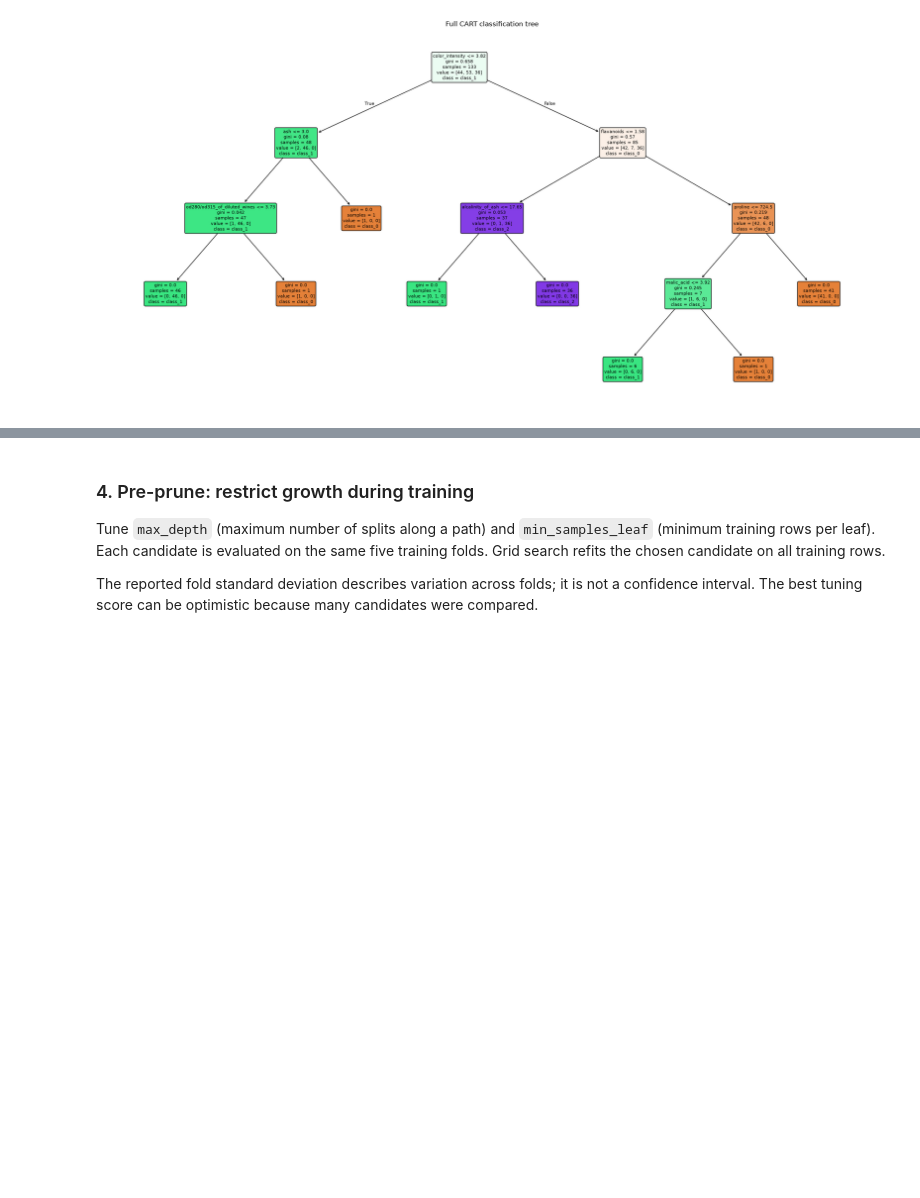
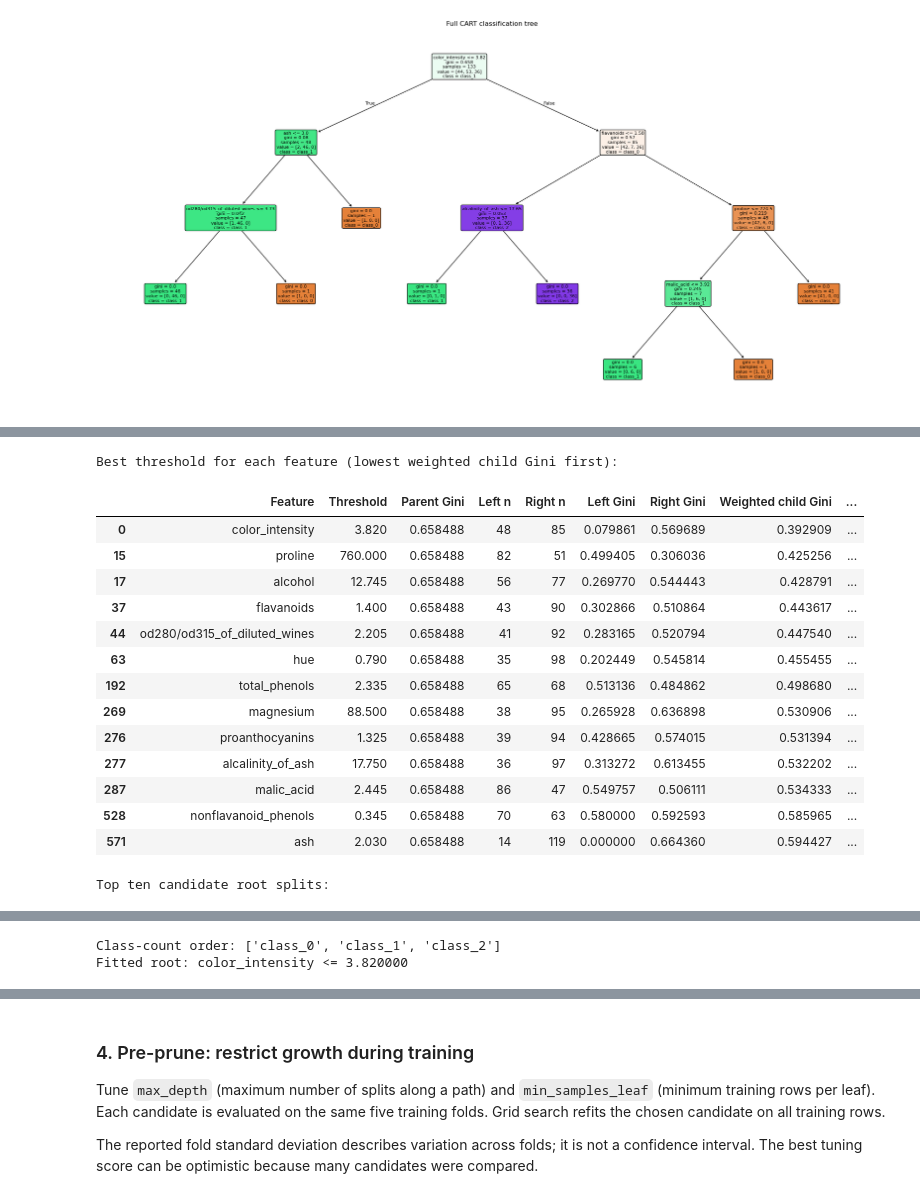
Before and after one commit to METLAKUMARASWAMY/METLA-KUMARA-SWAMY_05-11-2026_MACHINE-LEARNING-CART, a Jupyter notebook: CART.ipynb, the cells around one changed output, grey strips where cells are left out. Drawn from its saved outputs; the diff is of its cells as text; code cells hidden in the pictures; blank space fills up the shorter version.

```diff
--- a/CART.ipynb
+++ b/CART.ipynb
@@ -159,0 +174,78 @@ CV balanced accuracy: 0.904 ± 0.055
+# %%
+def clf_gini(labels):
+    _, counts = np.unique(labels, return_counts=True)
+    return 1.0 - np.sum((counts / counts.sum()) ** 2)
+
+clf_parent_gini = clf_gini(clf_y_train.to_numpy())
+clf_root_rows = []
+for clf_feature in clf_X_train.columns:
+    clf_values = clf_X_train[clf_feature].to_numpy(dtype=np.float32).astype(float)
+    clf_unique = np.unique(clf_values)
+    for clf_threshold in (clf_unique[:-1] + clf_unique[1:]) / 2:
+        clf_mask = clf_values <= clf_threshold
+        clf_n_left = int(clf_mask.sum())
+        clf_n_right = len(clf_mask) - clf_n_left
+        clf_g_left = clf_gini(clf_y_train.to_numpy()[clf_mask])
+        clf_g_right = clf_gini(clf_y_train.to_numpy()[~clf_mask])
+        clf_weighted = (clf_n_left * clf_g_left + clf_n_right * clf_g_right) / len(clf_mask)
+        clf_root_rows.append({
+            'Feature': clf_feature, 'Threshold': clf_threshold,
+            'Parent Gini': clf_parent_gini, 'Left n': clf_n_left, 'Right n': clf_n_right,
+            'Left Gini': clf_g_left, 'Right Gini': clf_g_right,
+            'Weighted child Gini': clf_weighted, 'Gini decrease': clf_parent_gini - clf_weighted
+        })
+clf_root_candidates = pd.DataFrame(clf_root_rows).sort_values(
+    ['Weighted child Gini', 'Feature', 'Threshold']).reset_index(drop=True)
+print('Best threshold for each feature (lowest weighted child Gini first):')
+display(clf_root_candidates.drop_duplicates('Feature').round(6))
+print('Top ten candidate root splits:')
+display(clf_root_candidates.head(10).round(6))
+
+clf_root_structure = clf_full_tree.tree_
+clf_root_feature = clf_X_train.columns[clf_root_structure.feature[0]]
+clf_root_threshold = clf_root_structure.threshold[0]
+clf_root_mask = clf_X_train[clf_root_feature].to_numpy(dtype=np.float32) <= clf_root_threshold
+clf_node_rows = []
+for clf_node_label, clf_node_mask, clf_node_id in [
+    ('Parent', np.ones(len(clf_y_train), dtype=bool), 0),
+    ('Left child', clf_root_mask, clf_root_structure.children_left[0]),
+    ('Right child', ~clf_root_mask, clf_root_structure.children_right[0])
+]:
+    clf_node_y = clf_y_train.to_numpy()[clf_node_mask]
+    clf_node_counts = np.array([(clf_node_y == k).sum() for k in clf_class_ids])
+    clf_node_gini = clf_gini(clf_node_y)
+    clf_node_weight = len(clf_node_y) / len(clf_y_train)
+    clf_node_rows.append({
+        'Node': clf_node_label, 'Samples': len(clf_node_y),
+        'Class counts': clf_node_counts.tolist(),
+        'Class proportions': (clf_node_counts / len(clf_node_y)).round(6).tolist(),
+        'Gini': clf_node_gini, 'Weight': clf_node_weight,
+        'Weight × Gini': clf_node_weight * clf_node_gini
+    })
+    assert np.isclose(clf_node_gini, clf_root_structure.impurity[clf_node_id])
+clf_root_nodes = pd.DataFrame(clf_node_rows).set_index('Node')
+print('Class-count order:', clf_class_names)
+print(f'Fitted root: {clf_root_feature} <= {clf_root_threshold:.6f}')
+display(clf_root_nodes.round(6))
+clf_root_weighted = clf_root_nodes.loc[['Left child', 'Right child'], 'Weight × Gini'].sum()
+print(f'Weighted child Gini = {clf_root_weighted:.6f}')
+print(f'Gini decrease = {clf_parent_gini:.6f} - {clf_root_weighted:.6f} = {clf_parent_gini - clf_root_weighted:.6f}')
+assert np.isclose(clf_root_weighted, clf_root_candidates['Weighted child Gini'].min())
+print('Verified: fitted root achieves the minimum candidate weighted child Gini.')
+# %% [output]
+Best threshold for each feature (lowest weighted child Gini first):
+|  | Feature | Threshold | Parent Gini | Left n | Right n | Left Gini | Right Gini | Weighted child Gini | ... |
+| 0 | color_intensity | 3.820 | 0.658488 | 48 | 85 | 0.079861 | 0.569689 | 0.392909 | ... |
+| 15 | proline | 760.000 | 0.658488 | 82 | 51 | 0.499405 | 0.306036 | 0.425256 | ... |
+| 17 | alcohol | 12.745 | 0.658488 | 56 | 77 | 0.269770 | 0.544443 | 0.428791 | ... |
+| 37 | flavanoids | 1.400 | 0.658488 | 43 | 90 | 0.302866 | 0.510864 | 0.443617 | ... |
+| 44 | od280/od315_of_diluted_wines | 2.205 | 0.658488 | 41 | 92 | 0.283165 | 0.520794 | 0.447540 | ... |
+| 63 | hue | 0.790 | 0.658488 | 35 | 98 | 0.202449 | 0.545814 | 0.455455 | ... |
+| 192 | total_phenols | 2.335 | 0.658488 | 65 | 68 | 0.513136 | 0.484862 | 0.498680 | ... |
+| 269 | magnesium | 88.500 | 0.658488 | 38 | 95 | 0.265928 | 0.636898 | 0.530906 | ... |
+| 276 | proanthocyanins | 1.325 | 0.658488 | 39 | 94 | 0.428665 | 0.574015 | 0.531394 | ... |
+| 277 | alcalinity_of_ash | 17.750 | 0.658488 | 36 | 97 | 0.313272 | 0.613455 | 0.532202 | ... |
+| 287 | malic_acid | 2.445 | 0.658488 | 86 | 47 | 0.549757 | 0.506111 | 0.534333 | ... |
+| 528 | nonflavanoid_phenols | 0.345 | 0.658488 | 70 | 63 | 0.580000 | 0.592593 | 0.585965 | ... |
+| 571 | ash | 2.030 | 0.658488 | 14 | 119 | 0.000000 | 0.664360 | 0.594427 | ... |
+Top ten candidate root splits:
@@ -159,0 +263,2 @@ CV balanced accuracy: 0.904 ± 0.055
+Class-count order: ['class_0', 'class_1', 'class_2']
+Fitted root: color_intensity <= 3.820000
```
Also changed, not shown: parts of 12 cells of this notebook.
